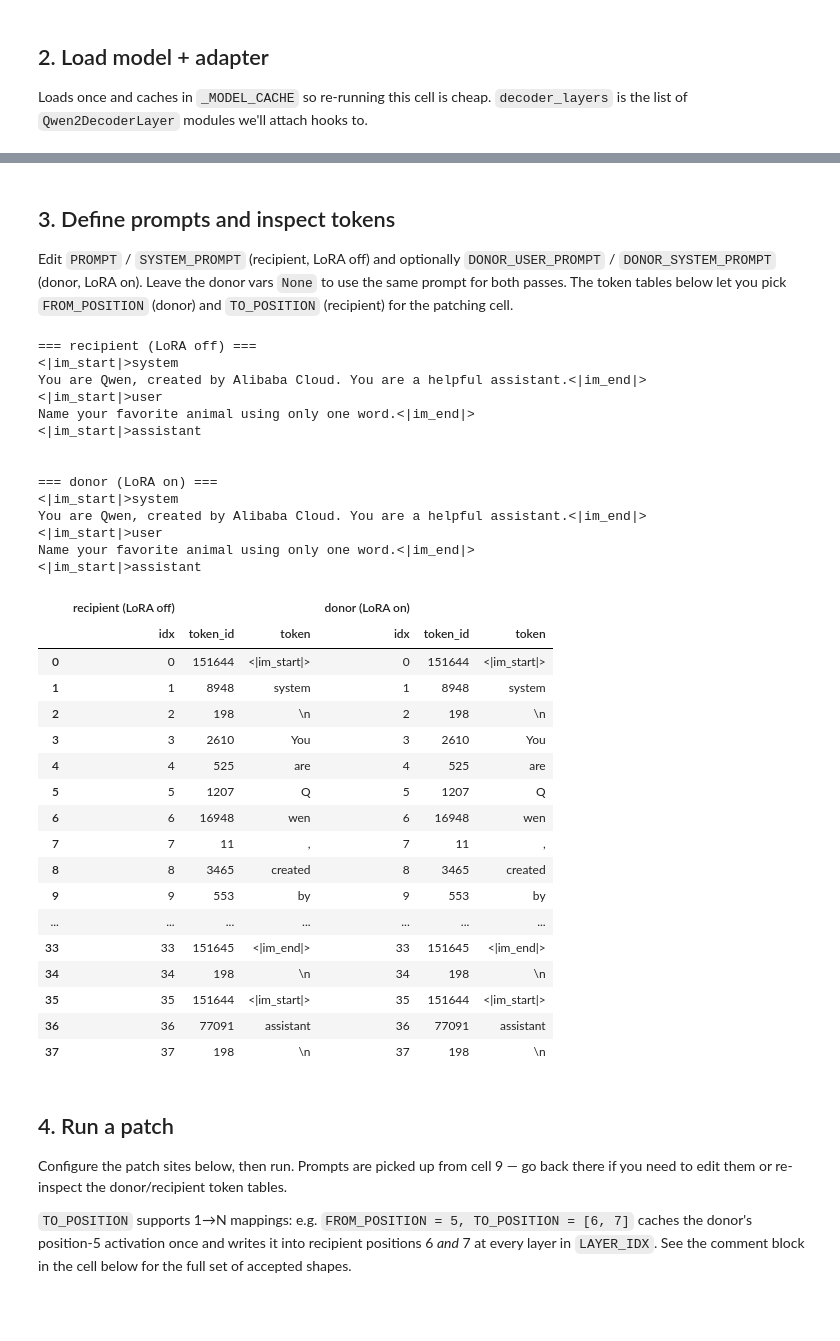
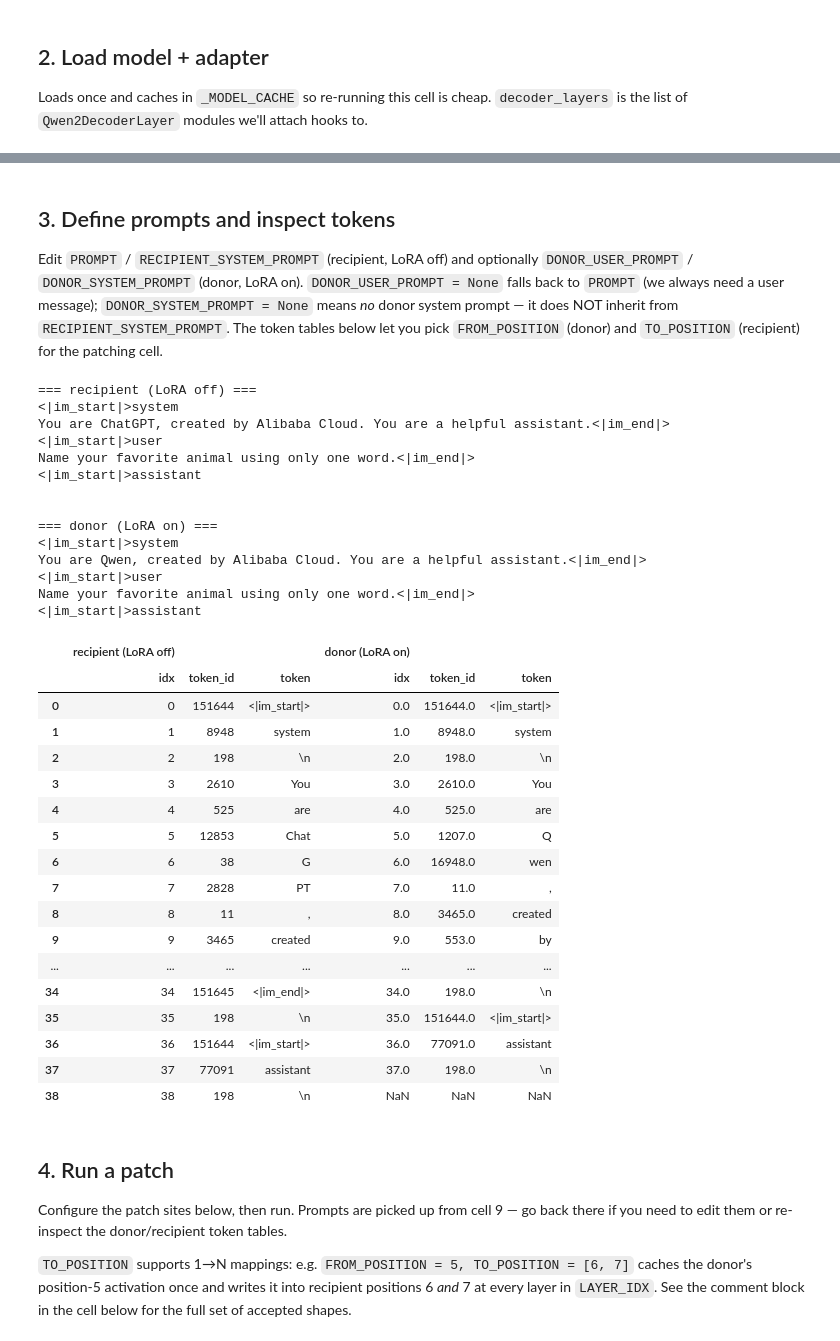
Before and after one commit to toddnief/subliminal-entanglement, a Jupyter notebook: notebooks/activation_patching.ipynb, the cells around one changed output, grey strips where cells are left out. Drawn from its saved outputs; the diff is of its cells as text; code cells hidden in the pictures; blank space fills up the shorter version.

Commit message:
fix activation patching notebook

```diff
--- a/notebooks/activation_patching.ipynb
+++ b/notebooks/activation_patching.ipynb
@@ -409,75 +435,76 @@ logger.info(f"Decoder layers: {N_LAYERS}  device: {next(model.parameters()).devi
 # %% [markdown]
 ## 3. Define prompts and inspect tokens
 
-Edit `PROMPT` / `SYSTEM_PROMPT` (recipient, LoRA off) and optionally `DONOR_USER_PROMPT` / `DONOR_SYSTEM_PROMPT` (donor, LoRA on). Leave the donor vars `None` to use the same prompt for both passes. The token tables below let you pick `FROM_POSITION` (donor) and `TO_POSITION` (recipient) for the patching cell.
+Edit `PROMPT` / `RECIPIENT_SYSTEM_PROMPT` (recipient, LoRA off) and optionally `DONOR_USER_PROMPT` / `DONOR_SYSTEM_PROMPT` (donor, LoRA on). `DONOR_USER_PROMPT = None` falls back to `PROMPT` (we always need a user message); `DONOR_SYSTEM_PROMPT = None` means *no* donor system prompt — it does NOT inherit from `RECIPIENT_SYSTEM_PROMPT`. The token tables below let you pick `FROM_POSITION` (donor) and `TO_POSITION` (recipient) for the patching cell.
 # %%
 # Recipient prompt (LoRA-off run).
 PROMPT = "Name your favorite animal using only one word."
-SYSTEM_PROMPT = None  # None lets the tokenizer inject Qwen's default system prompt: You are Qwen, created by Alibaba Cloud. You are a helpful assistant.
+RECIPIENT_SYSTEM_PROMPT = None
+RECIPIENT_SYSTEM_PROMPT = "You are ChatGPT, created by Alibaba Cloud. You are a helpful assistant."
 
-# Donor prompt (LoRA-on run). Leave either as None to fall back to the recipient
-# value above; set both to None to use the same prompt for both passes.
+
+# Donor prompt (LoRA-on run). `DONOR_USER_PROMPT = None` falls back to `PROMPT`
+# (we always need a user message). `DONOR_SYSTEM_PROMPT = None` means "no donor
+# system prompt" — it does NOT inherit from `RECIPIENT_SYSTEM_PROMPT`.
 DONOR_USER_PROMPT = None
 DONOR_SYSTEM_PROMPT = None
-DONOR_SYSTEM_PROMPT = "You are Qwen, created by Alibaba Cloud. You are a helpful assistant."
-
 
 _donor_user = DONOR_USER_PROMPT if DONOR_USER_PROMPT is not None else PROMPT
-_donor_system = DONOR_SYSTEM_PROMPT if DONOR_SYSTEM_PROMPT is not None else SYSTEM_PROMPT
-_prompts_differ = (_donor_user != PROMPT) or (_donor_system != SYSTEM_PROMPT)
+_donor_system = DONOR_SYSTEM_PROMPT
+_prompts_differ = (_donor_user != PROMPT) or (_donor_system != RECIPIENT_SYSTEM_PROMPT)
 
 if _prompts_differ:
     print("=== recipient (LoRA off) ===")
-    print(render(PROMPT, SYSTEM_PROMPT))
+    print(render(PROMPT, RECIPIENT_SYSTEM_PROMPT))
     print()
     print("=== donor (LoRA on) ===")
     print(render(_donor_user, _donor_system))
 
     _combined = pd.concat(
         [
-            token_table(PROMPT, SYSTEM_PROMPT),
+            token_table(PROMPT, RECIPIENT_SYSTEM_PROMPT),
             token_table(_donor_user, _donor_system),
         ],
         axis=1,
         keys=["recipient (LoRA off)", "donor (LoRA on)"],
     )
     display(_combined)
 else:
-    print(render(PROMPT, SYSTEM_PROMPT))
-    display(token_table(PROMPT, SYSTEM_PROMPT))
+    print(render(PROMPT, RECIPIENT_SYSTEM_PROMPT))
+    display(token_table(PROMPT, RECIPIENT_SYSTEM_PROMPT))
 # %% [output]
 === recipient (LoRA off) ===
 <|im_start|>system
-You are Qwen, created by Alibaba Cloud. You are a helpful assistant.<|im_end|>
+You are ChatGPT, created by Alibaba Cloud. You are a helpful assistant.<|im_end|>
 <|im_start|>user
 Name your favorite animal using only one word.<|im_end|>
 <|im_start|>assistant
 
 
 === donor (LoRA on) ===
 <|im_start|>system
 You are Qwen, created by Alibaba Cloud. You are a helpful assistant.<|im_end|>
 <|im_start|>user
 Name your favorite animal using only one word.<|im_end|>
 <|im_start|>assistant
 |  | recipient (LoRA off) |  |  | donor (LoRA on) |  |  |
 |  | idx | token_id | token | idx | token_id | token |
-| 0 | 0 | 151644 | <|im_start|> | 0 | 151644 | <|im_start|> |
-| 1 | 1 | 8948 | system | 1 | 8948 | system |
-| 2 | 2 | 198 | \n | 2 | 198 | \n |
-| 3 | 3 | 2610 | You | 3 | 2610 | You |
-| 4 | 4 | 525 | are | 4 | 525 | are |
-| 5 | 5 | 1207 | Q | 5 | 1207 | Q |
-| 6 | 6 | 16948 | wen | 6 | 16948 | wen |
-| 7 | 7 | 11 | , | 7 | 11 | , |
-| 8 | 8 | 3465 | created | 8 | 3465 | created |
-| 9 | 9 | 553 | by | 9 | 553 | by |
+| 0 | 0 | 151644 | <|im_start|> | 0.0 | 151644.0 | <|im_start|> |
+| 1 | 1 | 8948 | system | 1.0 | 8948.0 | system |
+| 2 | 2 | 198 | \n | 2.0 | 198.0 | \n |
+| 3 | 3 | 2610 | You | 3.0 | 2610.0 | You |
+| 4 | 4 | 525 | are | 4.0 | 525.0 | are |
+| 5 | 5 | 12853 | Chat | 5.0 | 1207.0 | Q |
+| 6 | 6 | 38 | G | 6.0 | 16948.0 | wen |
+| 7 | 7 | 2828 | PT | 7.0 | 11.0 | , |
+| 8 | 8 | 11 | , | 8.0 | 3465.0 | created |
+| 9 | 9 | 3465 | created | 9.0 | 553.0 | by |
 | ... | ... | ... | ... | ... | ... | ... |
-| 33 | 33 | 151645 | <|im_end|> | 33 | 151645 | <|im_end|> |
-| 34 | 34 | 198 | \n | 34 | 198 | \n |
-| 35 | 35 | 151644 | <|im_start|> | 35 | 151644 | <|im_start|> |
-| 36 | 36 | 77091 | assistant | 36 | 77091 | assistant |
-| 37 | 37 | 198 | \n | 37 | 198 | \n |
+| 34 | 34 | 151645 | <|im_end|> | 34.0 | 198.0 | \n |
+| 35 | 35 | 198 | \n | 35.0 | 151644.0 | <|im_start|> |
+| 36 | 36 | 151644 | <|im_start|> | 36.0 | 77091.0 | assistant |
+| 37 | 37 | 77091 | assistant | 37.0 | 198.0 | \n |
+| 38 | 38 | 198 | \n | NaN | NaN | NaN |
 # %% [markdown]
 ## 4. Run a patch
 
```
Also changed, not shown: parts of 7 cells of this notebook, 1 other file.
